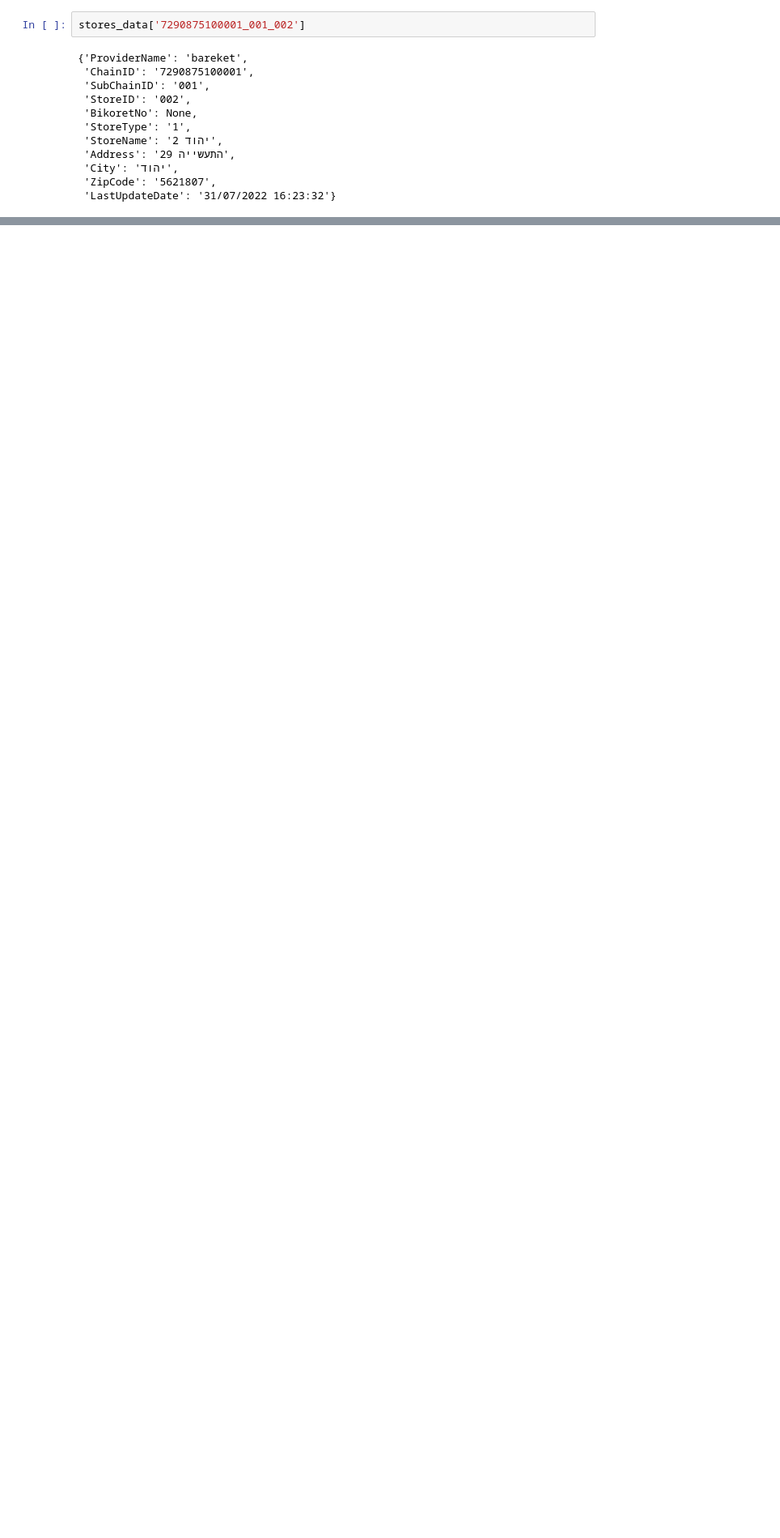
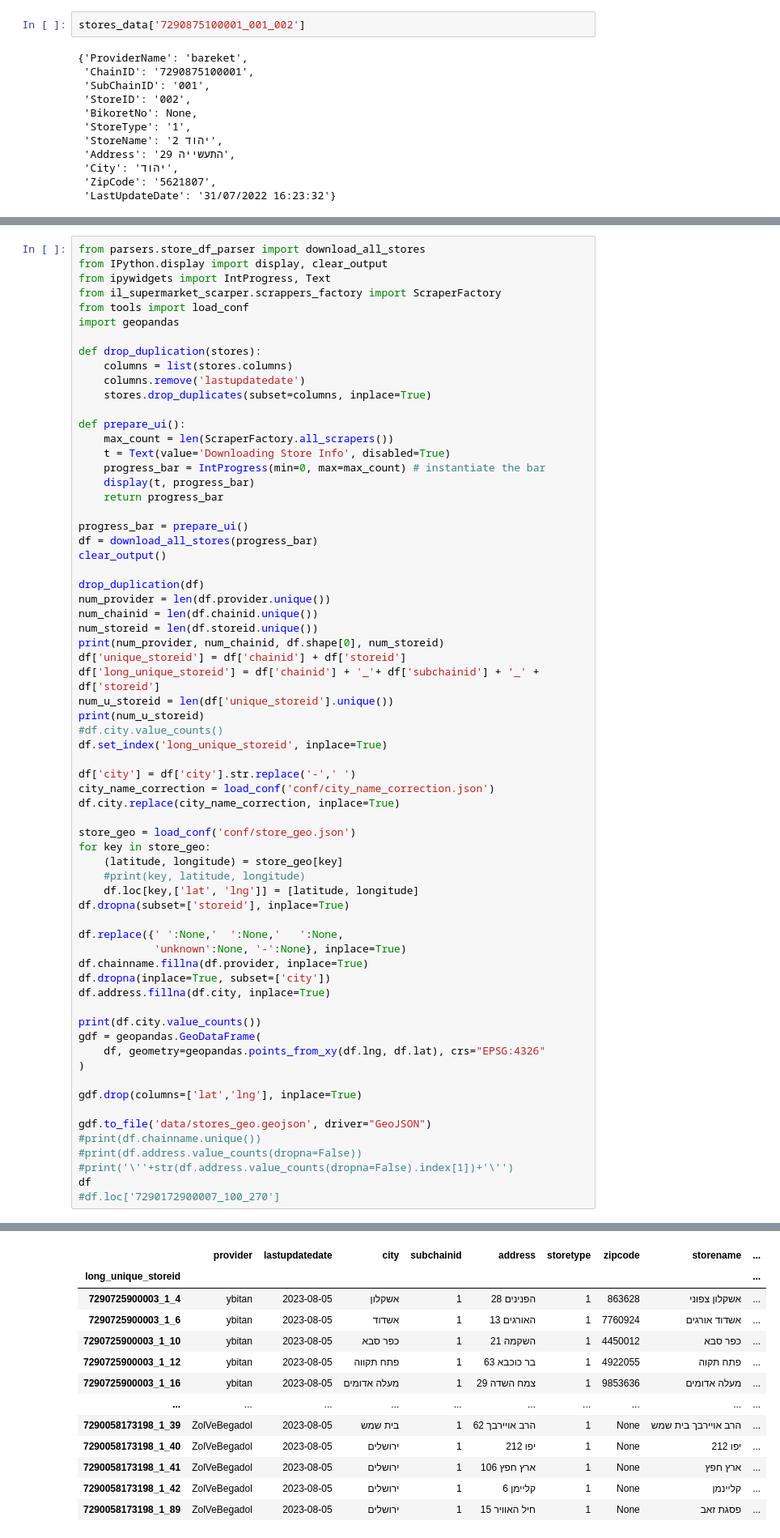
Before and after one commit to AKorets/israeli-supermarket-data, a Jupyter notebook: testbed.ipynb, the cells around one changed output, grey strips where cells are left out. Shown at 81% size. Drawn from its saved outputs; the diff is of its cells as text; blank space fills up the shorter version.

Commit message:
fix city name in geojson

```diff
--- a/testbed.ipynb
+++ b/testbed.ipynb
@@ -429,0 +351,67 @@ df
+# %%
+from parsers.store_df_parser import download_all_stores
+from IPython.display import display, clear_output
+from ipywidgets import IntProgress, Text
+from il_supermarket_scarper.scrappers_factory import ScraperFactory
+from tools import load_conf
+import geopandas
+
+def drop_duplication(stores):
+    columns = list(stores.columns)
+    columns.remove('lastupdatedate')
+    stores.drop_duplicates(subset=columns, inplace=True)
+
+def prepare_ui():
+    max_count = len(ScraperFactory.all_scrapers())
+    t = Text(value='Downloading Store Info', disabled=True)
+    progress_bar = IntProgress(min=0, max=max_count) # instantiate the bar
+    display(t, progress_bar)
+    return progress_bar
+
+progress_bar = prepare_ui()
+df = download_all_stores(progress_bar)
+clear_output()
+
+drop_duplication(df)
+num_provider = len(df.provider.unique())
+num_chainid = len(df.chainid.unique())
+num_storeid = len(df.storeid.unique())
+print(num_provider, num_chainid, df.shape[0], num_storeid)
+df['unique_storeid'] = df['chainid'] + df['storeid']
+df['long_unique_storeid'] = df['chainid'] + '_'+ df['subchainid'] + '_' + df['storeid']
+num_u_storeid = len(df['unique_storeid'].unique())
+print(num_u_storeid)
+#df.city.value_counts()
+df.set_index('long_unique_storeid', inplace=True)
+
+df['city'] = df['city'].str.replace('-',' ')
+city_name_correction = load_conf('conf/city_name_correction.json')
+df.city.replace(city_name_correction, inplace=True)
+
+store_geo = load_conf('conf/store_geo.json')
+for key in store_geo:
+    (latitude, longitude) = store_geo[key]
+    #print(key, latitude, longitude)
+    df.loc[key,['lat', 'lng']] = [latitude, longitude]
+df.dropna(subset=['storeid'], inplace=True)
+
+df.replace({' ':None,'  ':None,'   ':None,
+            'unknown':None, '-':None}, inplace=True)
+df.chainname.fillna(df.provider, inplace=True)
+df.dropna(inplace=True, subset=['city'])
+df.address.fillna(df.city, inplace=True)
+
+print(df.city.value_counts())
+gdf = geopandas.GeoDataFrame(
+    df, geometry=geopandas.points_from_xy(df.lng, df.lat), crs="EPSG:4326"
+)
+
+gdf.drop(columns=['lat','lng'], inplace=True)
+
+gdf.to_file('data/stores_geo.geojson', driver="GeoJSON")
+#print(df.chainname.unique())
+#print(df.address.value_counts(dropna=False))
+#print('\''+str(df.address.value_counts(dropna=False).index[1])+'\'')
+df
+#df.loc['7290172900007_100_270']
+# %% [output]
@@ -429,0 +433,13 @@ df
+|  | provider | lastupdatedate | city | subchainid | address | storetype | zipcode | storename | ... |
+| long_unique_storeid |  |  |  |  |  |  |  |  | ... |
+| 7290725900003_1_4 | ybitan | 2023-08-05 | אשקלון | 1 | הפנינים 28 | 1 | 863628 | אשקלון צפוני | ... |
+| 7290725900003_1_6 | ybitan | 2023-08-05 | אשדוד | 1 | האורגים 13 | 1 | 7760924 | אשדוד אורגים | ... |
+| 7290725900003_1_10 | ybitan | 2023-08-05 | כפר סבא | 1 | השקמה 21 | 1 | 4450012 | כפר סבא | ... |
+| 7290725900003_1_12 | ybitan | 2023-08-05 | פתח תקווה | 1 | בר כוכבא 63 | 1 | 4922055 | פתח תקוה | ... |
+| 7290725900003_1_16 | ybitan | 2023-08-05 | מעלה אדומים | 1 | צמח השדה 29 | 1 | 9853636 | מעלה אדומים | ... |
+| ... | ... | ... | ... | ... | ... | ... | ... | ... | ... |
+| 7290058173198_1_39 | ZolVeBegadol | 2023-08-05 | בית שמש | 1 | הרב אויירבך 62 | 1 | None | הרב אויירבך בית שמש | ... |
+| 7290058173198_1_40 | ZolVeBegadol | 2023-08-05 | ירושלים | 1 | יפו 212 | 1 | None | יפו 212 | ... |
+| 7290058173198_1_41 | ZolVeBegadol | 2023-08-05 | ירושלים | 1 | ארץ חפץ 106 | 1 | None | ארץ חפץ | ... |
+| 7290058173198_1_42 | ZolVeBegadol | 2023-08-05 | ירושלים | 1 | קליימן 6 | 1 | None | קליינמן | ... |
+| 7290058173198_1_89 | ZolVeBegadol | 2023-08-05 | ירושלים | 1 | חיל האוויר 15 | 1 | None | פסגת זאב | ... |
```
Also changed, not shown: parts of 4 cells of this notebook.
